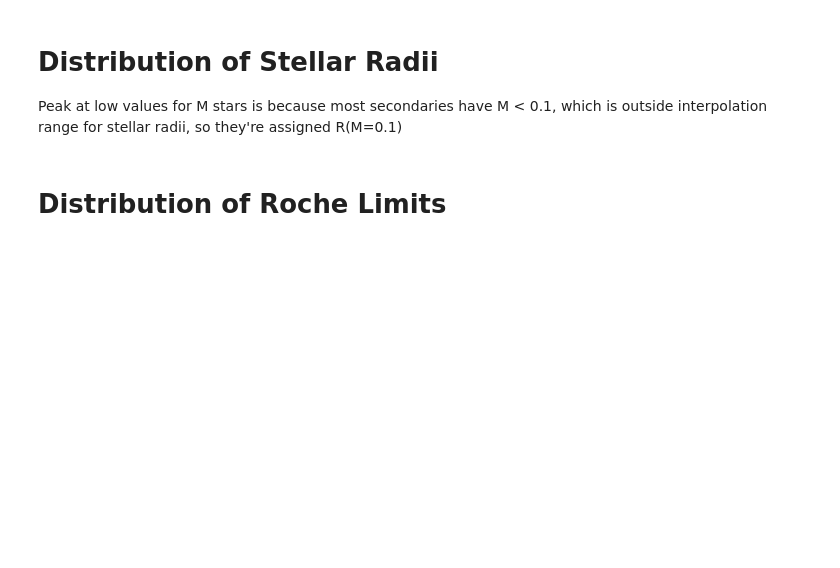
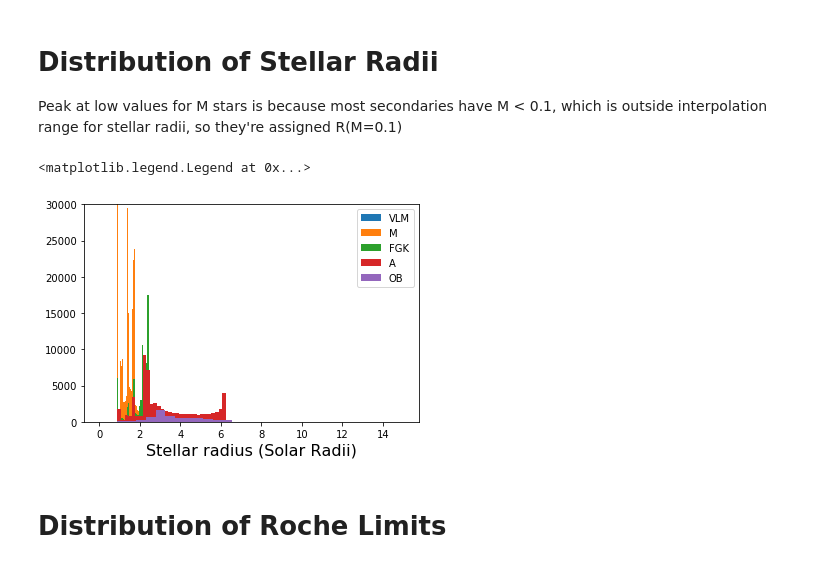
Before and after one commit to dtamayo/interstellar, a Jupyter notebook: samplecbp.ipynb, the cells around one changed output. Saved outputs shown, nothing was run; the diff lists cells and outputs as text; code cells hidden in the pictures; blank space fills up the shorter version.

Commit message:
updated plots

```diff
--- a/samplecbp.ipynb
+++ b/samplecbp.ipynb
@@ -457,11 +478,15 @@ Peak at low values for M stars is because most secondaries have M < 0.1, which i
 # %%
 fig, ax = plt.subplots()
 for startype in startypes:
     R1s = np.array(r[startype]['R1s'])
     R2s = np.array(r[startype]['R2s'])
-    bins, vals, patches = ax.hist(np.concatenate((R1s/Rsun, R2s/Rsun)), bins=10, label=startype)
+    bins, vals, patches = ax.hist(np.concatenate((R1s/Rsun, R2s/Rsun)), bins=30, label=startype)
 ax.set_xlabel('Stellar radius (Solar Radii)', fontsize=16)
+ax.set_ylim([0,30000])
 ax.legend()
+# %% [output]
+<matplotlib.legend.Legend at 0x...>
+[figure, added]
 # %% [markdown]
 # Distribution of Roche Limits
 # %%
```
Also changed, not shown: parts of 18 cells of this notebook.
